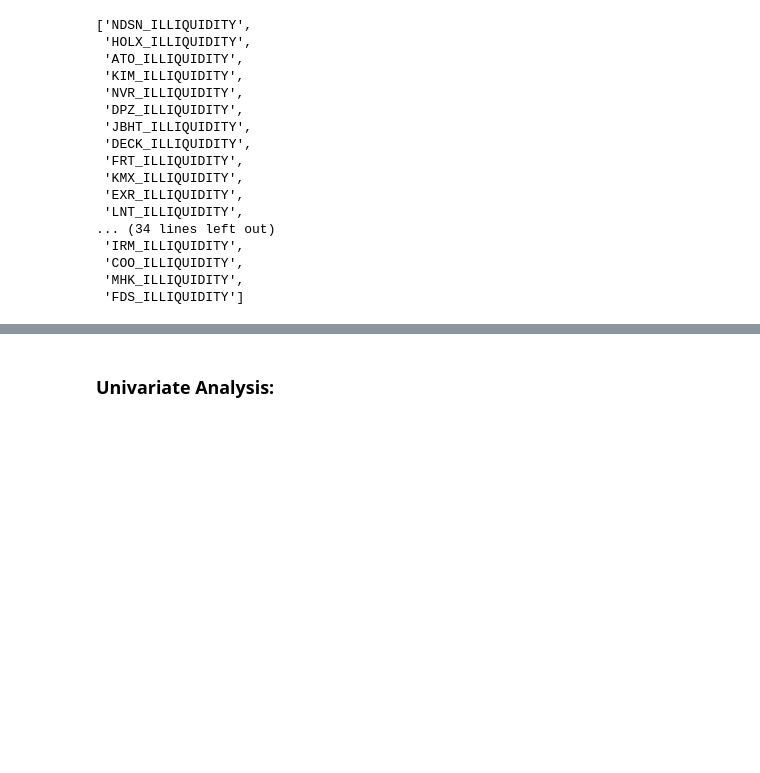
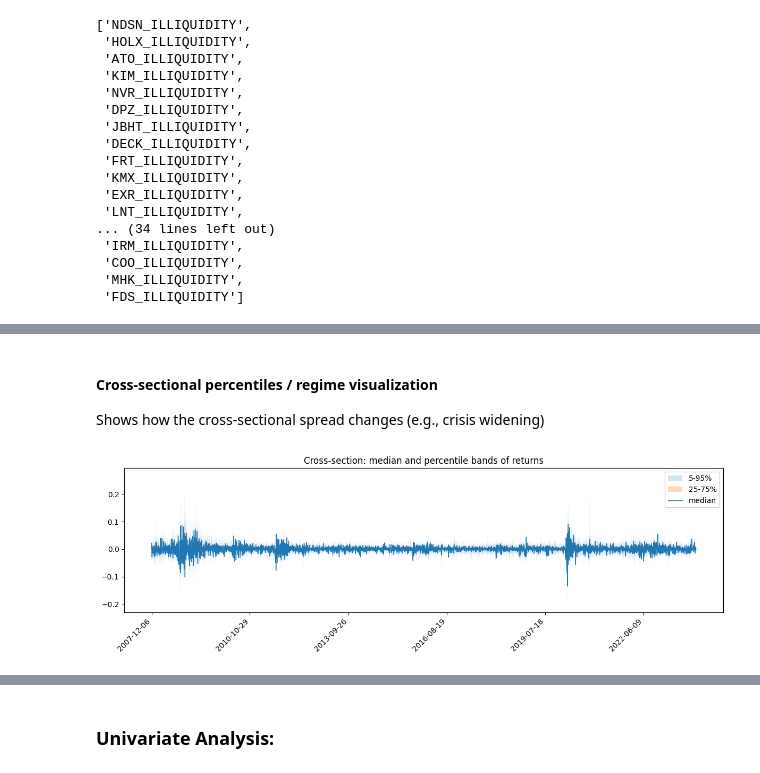
Before and after one commit to travisdesell/exact, a Jupyter notebook: financial_loss_functions/exploration.ipynb, the cells around one changed output, grey strips where cells are left out. Drawn from its saved outputs; the diff is of its cells as text; code cells hidden in the pictures; blank space fills up the shorter version.

```diff
--- a/financial_loss_functions/exploration.ipynb
+++ b/financial_loss_functions/exploration.ipynb
@@ -231,0 +238,17 @@ crsp_predictors.set_index('date')[['cs_mean_ret','cs_std_ret']].plot(title='Cros
+# %% [markdown]
+#### Cross-sectional percentiles / regime visualization
+Shows how the cross-sectional spread changes (e.g., crisis widening)
+# %%
+cs = crsp_predictors[ret_cols]
+pcts = cs.quantile([0.05, 0.25, 0.5, 0.75, 0.95], axis=1).T
+pcts.index = crsp_predictors['date']
+
+fig, ax = plt.subplots(1,1,figsize=(12,4))
+ax.fill_between(pcts.index, pcts[0.05], pcts[0.95], alpha=0.2, label='5-95%')
+ax.fill_between(pcts.index, pcts[0.25], pcts[0.75], alpha=0.3, label='25-75%')
+ax.plot(pcts.index, pcts[0.5], lw=1, label='median')
+ax.set_title('Cross-section: median and percentile bands of returns')
+ax.xaxis.set_major_locator(mdates.AutoDateLocator()); plt.xticks(rotation=45, ha='right')
+ax.legend(); plt.tight_layout(); plt.show()
+# %% [output]
+[figure, added]
```
Also changed, not shown: parts of 17 cells of this notebook.
